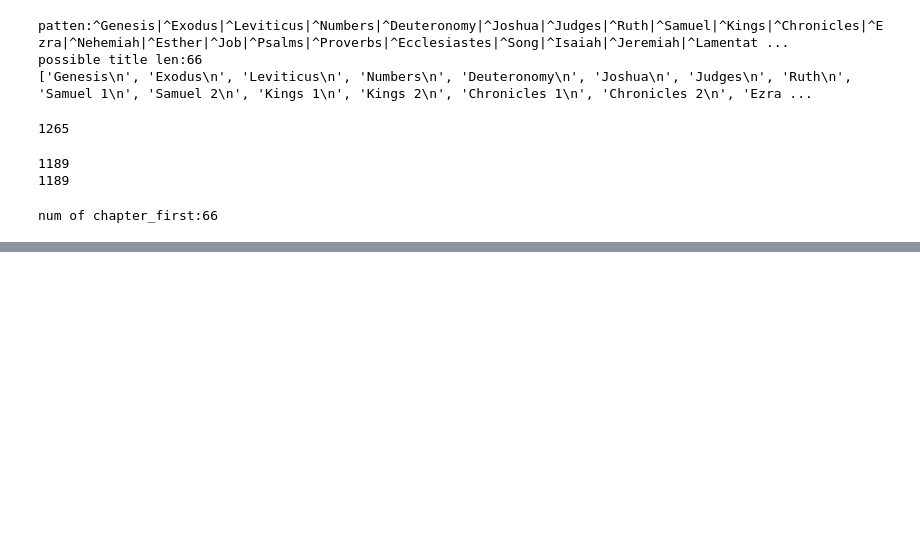
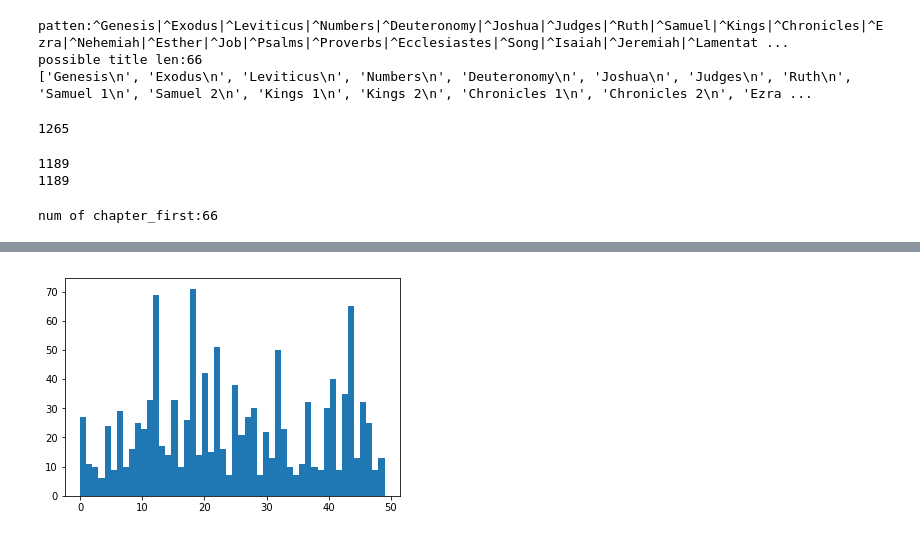
Before and after one commit to HookTech/donorschoose, a Jupyter notebook: sample/Bible Case/Bible_NLP_V1.ipynb, the cells around one changed output, grey strips where cells are left out. Saved outputs shown, nothing was run; the diff lists cells and outputs as text; code cells hidden in the pictures; blank space fills up the shorter version.

Commit message:
cluster with k-means & visualization

```diff
--- a/sample/Bible Case/Bible_NLP_V1.ipynb
+++ b/sample/Bible Case/Bible_NLP_V1.ipynb
@@ -240,0 +258,8 @@ Genesis_Chapter 2
+# %%
+
+from sklearn.cluster import KMeans
+
+k = 50
+km = KMeans(n_clusters=k, init='k-means++', max_iter=100, n_init=5,
+                verbose=1)
+km.fit(tfidf_matrix)
@@ -240,0 +287,7 @@ Genesis_Chapter 2
+# %%
+import matplotlib.pyplot as plt
+fig = plt.figure('cluster fig')
+plt.hist(km.labels_, bins=k)
+plt.show()
+# %% [output]
+[figure, added]
```
Also changed, not shown: parts of 15 cells of this notebook, 2 other files.
